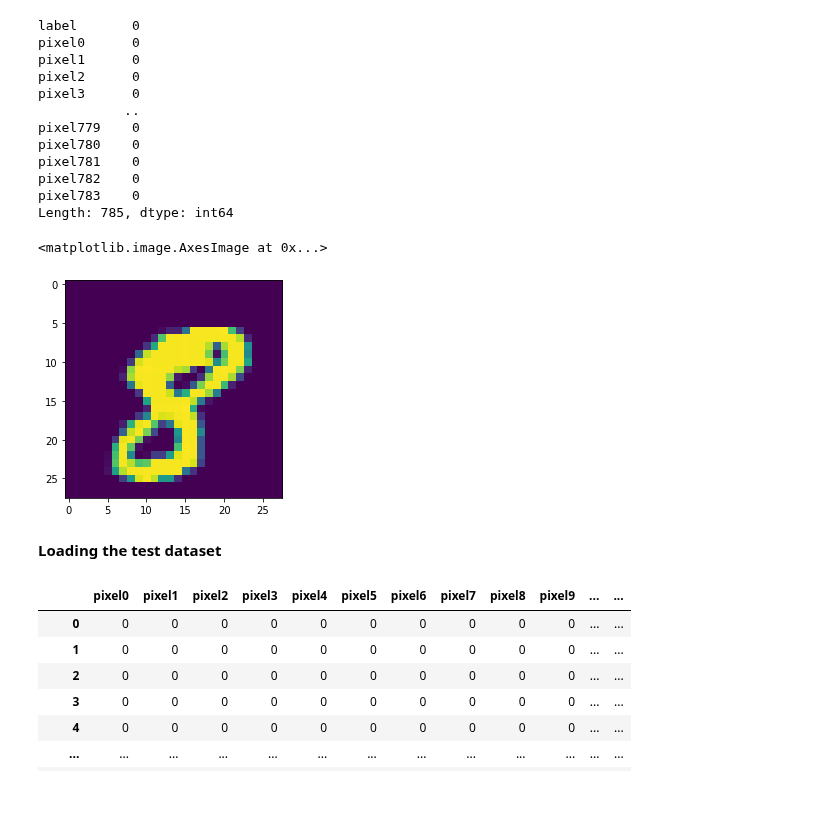
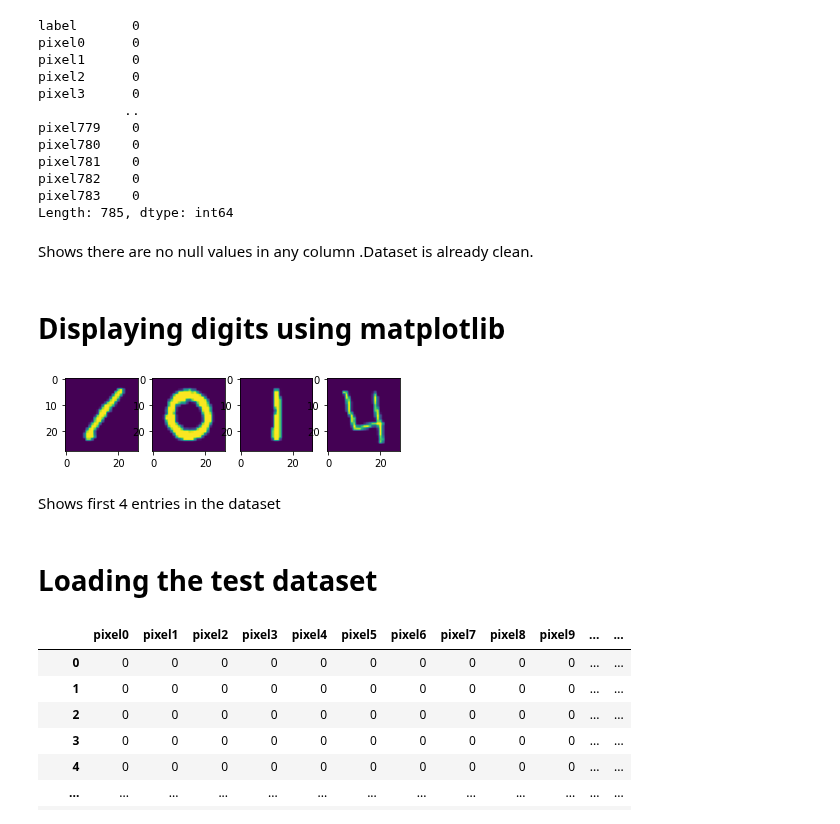
Before and after one commit to Suyashiitr/kaggle, a Jupyter notebook: digit-recognizer-using-machine-learning-algorithms.ipynb, the cells around one changed output. Cells and saved outputs as stored; diff of their text form; code cells hidden in the pictures; blank space fills up the shorter version.

Commit message:
Kaggle Notebook | Basic Digit Recognizer | Version 10

```diff
--- a/digit-recognizer-using-machine-learning-algorithms.ipynb
+++ b/digit-recognizer-using-machine-learning-algorithms.ipynb
@@ -60,13 +62,20 @@ pixel781    0
 pixel782    0
 pixel783    0
 Length: 785, dtype: int64
+# %% [markdown]
+Shows there are no null values in any column .Dataset is already clean.
+# %% [markdown]
+# **Displaying digits using matplotlib**
 # %%
-plt.imshow(idnum.iloc[10,1:].values.reshape(28,28)) #imaging the 11th number
+for i in range(4) :
+    plt.subplot(1,4,i+1)
+    plt.imshow(idnum.iloc[i,1:].values.reshape(28,28))
 # %% [output]
-<matplotlib.image.AxesImage at 0x...>
-[figure, old version]
+[figure, new version]
+# %% [markdown]
+Shows first 4 entries in the dataset
 # %% [markdown]
-**Loading the test dataset**
+# **Loading the test dataset**
 # %%
 idtest = pd.read_csv('../input/digit-recognizer/test.csv') #this test csv is again downloaded from Kaggle
 idtest      #train_test_split can be used to create test dataset in casse test dataset isn't provided
```
Also changed, not shown: parts of 15 cells of this notebook.
